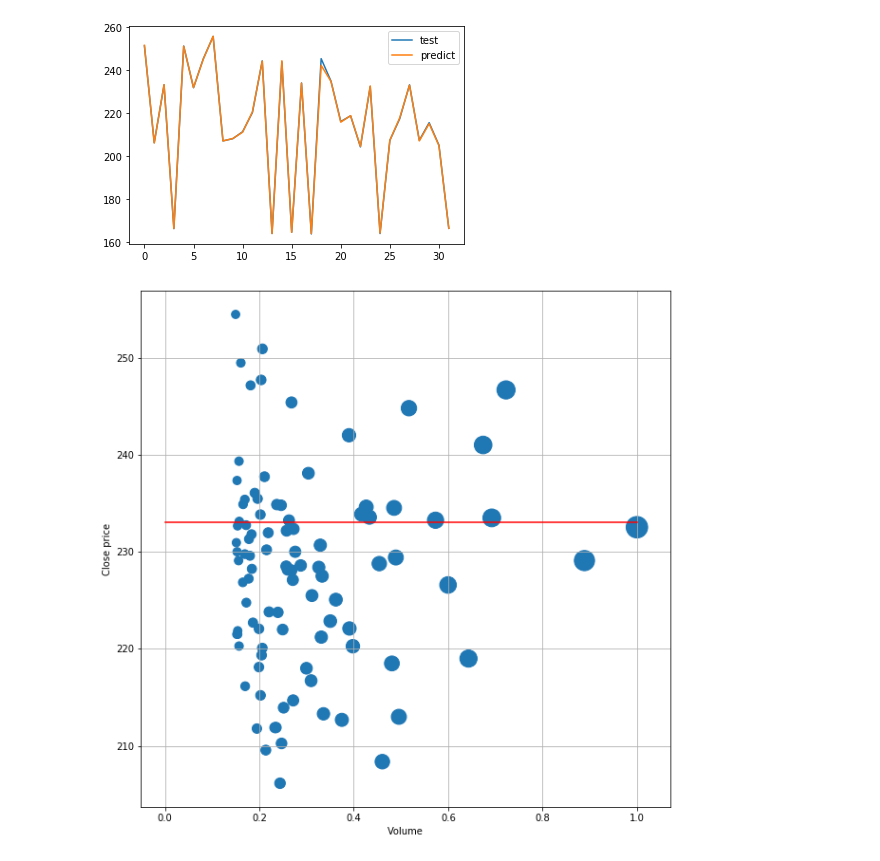
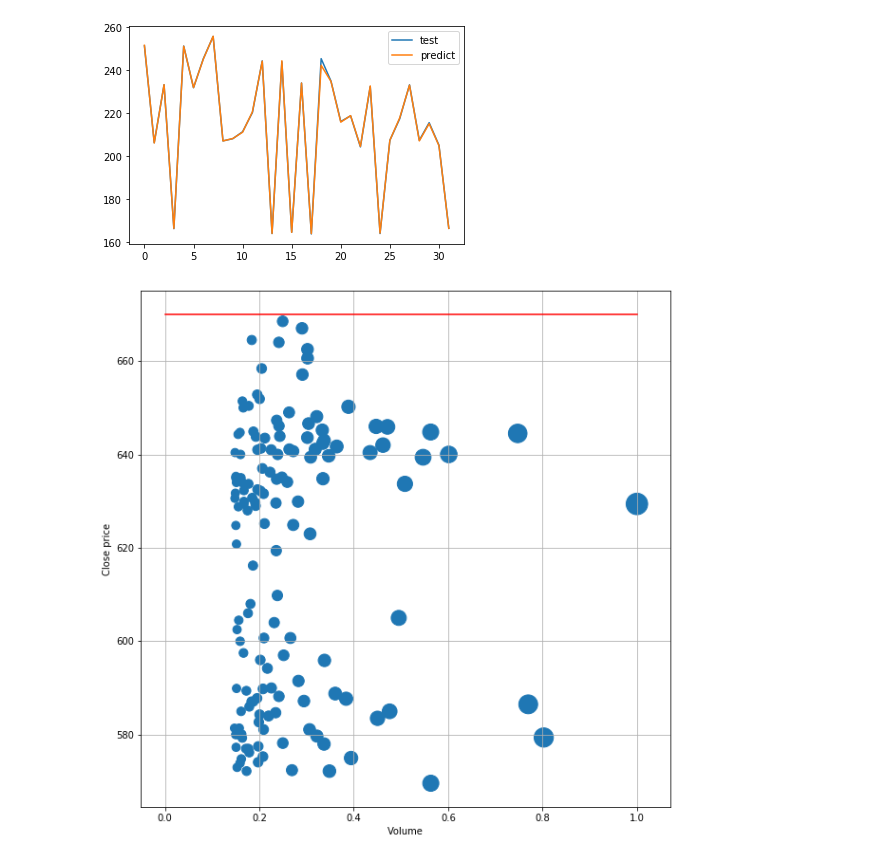
Before and after one commit to koi8-r/ML, a Jupyter notebook: Regression.ipynb, the cells around one changed output. Saved outputs shown, nothing was run; the diff lists cells and outputs as text; code cells hidden in the pictures.

```diff
--- a/Regression.ipynb
+++ b/Regression.ipynb
@@ -310,6 +310,7 @@ import pandas as pd
 
 fn = 'GAZP_190726_190726.txt'
 fn = 'GAZP_190501_190726.txt'
+fn = 'TATNP_190501_190729.csv'
 df = pd.read_csv(fn)[['O', 'C', 'H', 'L', 'V']]
 df.info()
 df.shape
@@ -362,17 +363,21 @@ plt.legend()
 <matplotlib.legend.Legend at 0x...>
 [figure]
 # %%
+import matplotlib.pyplot as plt
+
+
+p = 670.
 g = df[['V', 'C']].groupby('C').apply(lambda _ : _).sort_values(by=['V'], ascending=False)[:150]
 g = g[ g['C'] >= 206. ]
 plt.figure(figsize=(10,10))
 plt.xlabel('Volume')
 plt.ylabel('Close price')
 X,Y = g['V'] / g['V'].max(), g['C']
 plt.scatter(X, Y, s=X*512)
-plt.plot([233.,233.], color='red')
+plt.plot([p,p], color='red')
 plt.grid(True)
 # %% [output]
-[figure, old version]
+[figure, new version]
 # %%
 g
 # %% [output]
```
Also changed, not shown: parts of 2 cells of this notebook, 4 other files.
